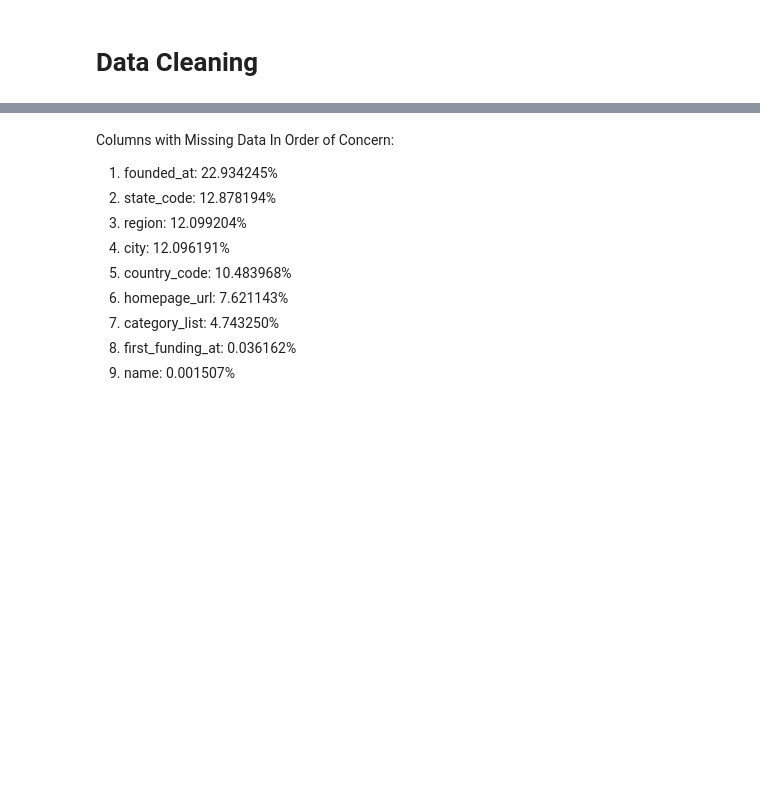
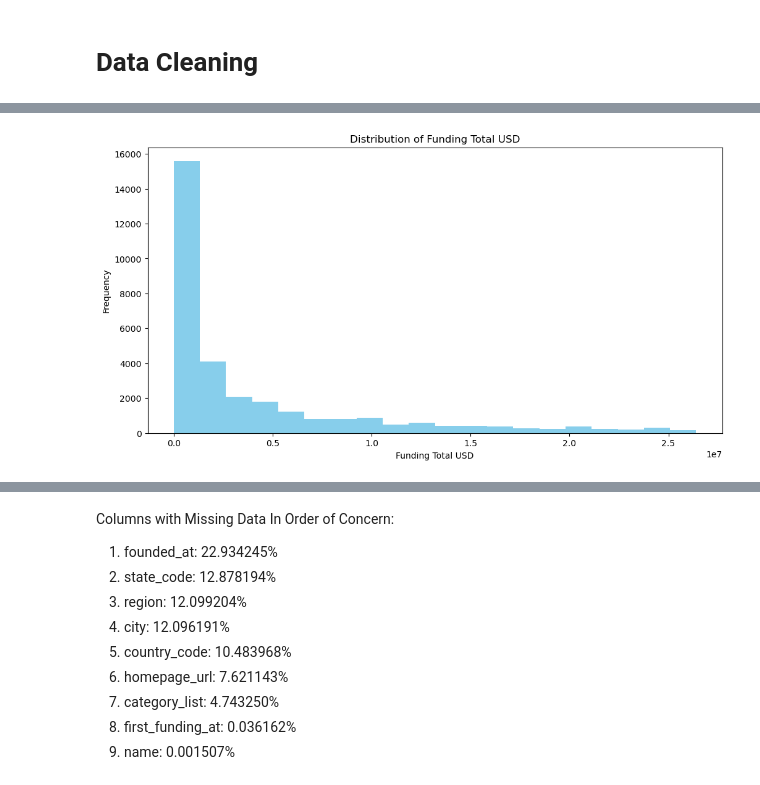
Before and after one commit to eloter01/AI4All_F24_Class16, a Jupyter notebook: AI4All_team16_proj.ipynb, the cells around one changed output, grey strips where cells are left out. Drawn from its saved outputs; the diff is of its cells as text; code cells hidden in the pictures; blank space fills up the shorter version.

```diff
--- a/AI4All_team16_proj.ipynb
+++ b/AI4All_team16_proj.ipynb
@@ -199,4 +123,0 @@ df.isnull().sum()
-# %%
-# change data type of funding_total_usd to numerical
-df['funding_total_usd'] = pd.to_numeric(df['funding_total_usd'], errors='coerce')
-df.head()
@@ -248,0 +127,3 @@ dtype: int64
+# %%
+# drop rows with missing values
+df = df.dropna()
@@ -248,0 +299,13 @@ dtype: int64
+# %%
+# change data type of founded_at, first_funding_at, last_funding_at to datetime
+df['founded_at'] = pd.to_datetime(df['founded_at'])
+df['first_funding_at'] = pd.to_datetime(df['first_funding_at'])
+df['last_funding_at'] = pd.to_datetime(df['last_funding_at'])
+
+# change data type of funding_total_usd to float
+# Replace '-' with NaN first
+df['funding_total_usd'] = df['funding_total_usd'].replace('-', float('nan'))
+df['funding_total_usd'] = df['funding_total_usd'].astype(float)
+
+# verify data types
+df.dtypes
@@ -248,0 +431,22 @@ dtype: int64
+# %%
+# Define a function to remove outliers using the IQR method
+def remove_outliers(df, column_name):
+    Q1 = df[column_name].quantile(0.25)
+    Q3 = df[column_name].quantile(0.75)
+    IQR = Q3 - Q1
+    lower_bound = Q1 - 1.5 * IQR
+    upper_bound = Q3 + 1.5 * IQR
+    return df[(df[column_name] >= lower_bound) & (df[column_name] <= upper_bound)]
+
+# Remove outliers from the 'funding_total_usd' column
+df = remove_outliers(df, 'funding_total_usd')
+# %%
+# visualize distribution of funding_total_usd column
+plt.figure(figsize=(12, 6))
+plt.hist(df['funding_total_usd'], bins=20, color='skyblue')
+plt.title('Distribution of Funding Total USD')
+plt.xlabel('Funding Total USD')
+plt.ylabel('Frequency')
+plt.show()
+# %% [output]
+[figure, added]
```
Also changed, not shown: parts of 83 cells of this notebook.
